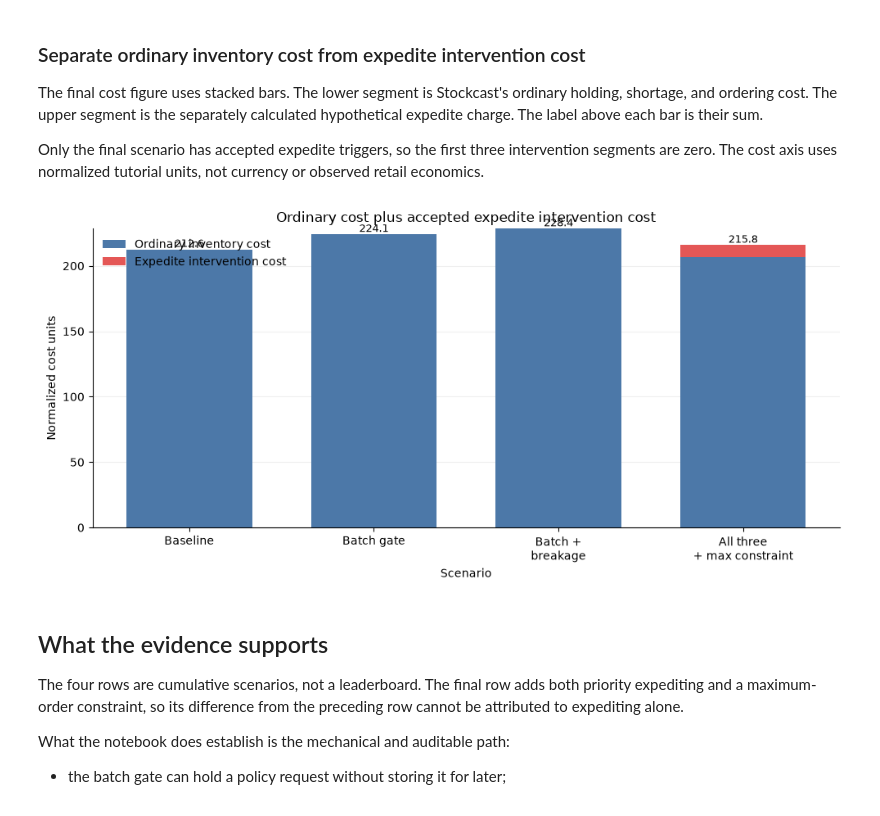
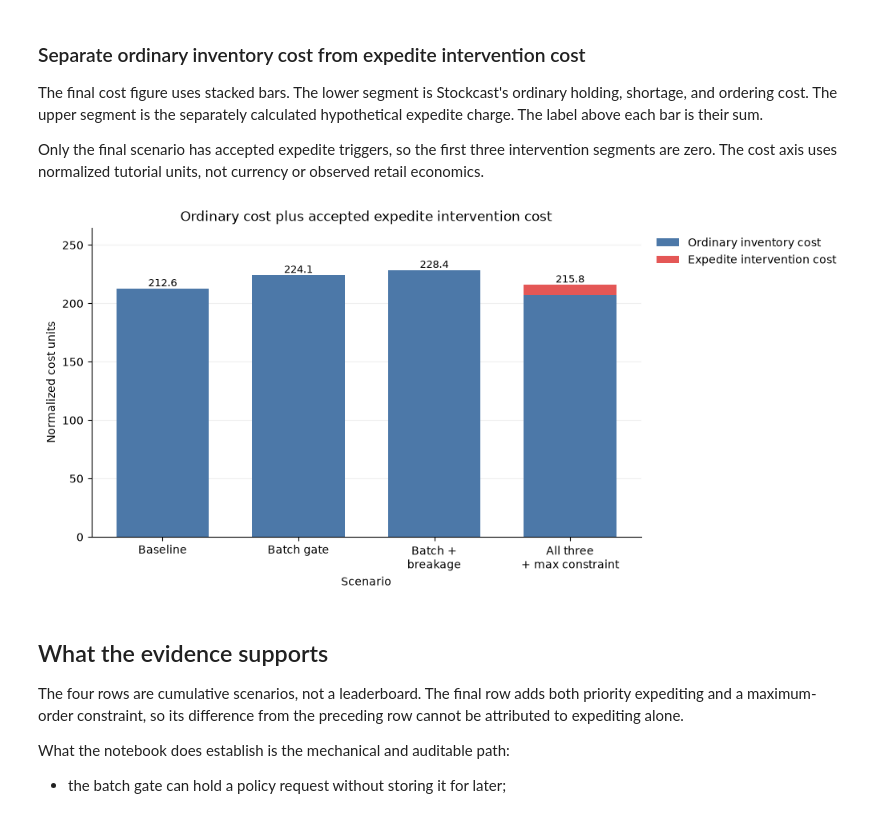
Before and after one commit to FilTheo/stockcast, a Jupyter notebook: examples/notebooks/08_callbacks_and_audit.ipynb, the cells around one changed output. Saved outputs shown, nothing was run; the diff lists cells and outputs as text; code cells hidden in the pictures.

```diff
--- a/examples/notebooks/08_callbacks_and_audit.ipynb
+++ b/examples/notebooks/08_callbacks_and_audit.ipynb
@@ -1102,37 +1114,38 @@ Only the final scenario has accepted expedite triggers, so the first three inter
 # %%
 ordinary_costs = plot_results['ordinary_cost'].to_numpy(dtype=float)
 expedite_costs = plot_results['expedite_cost'].to_numpy(dtype=float)
 totals_with_interventions = plot_results['total_cost_including_interventions'].to_numpy(dtype=float)
 
-fig, ax = plt.subplots(figsize=(10, 4.8))
+fig, ax = plt.subplots(figsize=(10, 4.8), layout="constrained")
 ordinary_bars = ax.bar(
     plot_results['plot_label'], ordinary_costs,
     color='#4C78A8', width=0.68, label='Ordinary inventory cost',
 )
 ax.bar(
     plot_results['plot_label'], expedite_costs, bottom=ordinary_costs,
     color='#E45756', width=0.68, label='Expedite intervention cost',
 )
 
 # Label the combined height rather than making the reader add the two segments.
 for bar, total in zip(ordinary_bars, totals_with_interventions):
     ax.text(
         bar.get_x() + bar.get_width() / 2, total,
         f'{total:.1f}', ha='center', va='bottom', fontsize=9,
     )
 
 ax.set(
     title='Ordinary cost plus accepted expedite intervention cost',
     xlabel='Scenario', ylabel='Normalized cost units',
 )
-ax.legend(frameon=False, loc='upper left')
+ax.set_ylim(0, max(totals_with_interventions) * 1.16)
+ax.legend(frameon=False, loc='upper left', bbox_to_anchor=(1.01, 1.0))
 ax.grid(axis='y', alpha=.2)
 ax.set_axisbelow(True)
 ax.spines[['top', 'right']].set_visible(False)
-fig.tight_layout()
+
 plt.show()
 # %% [output]
-[figure, old version]
+[figure, new version]
 # %% [markdown]
 ## What the evidence supports
 
```
Also changed, not shown: parts of 8 cells of this notebook, 36 other files.
